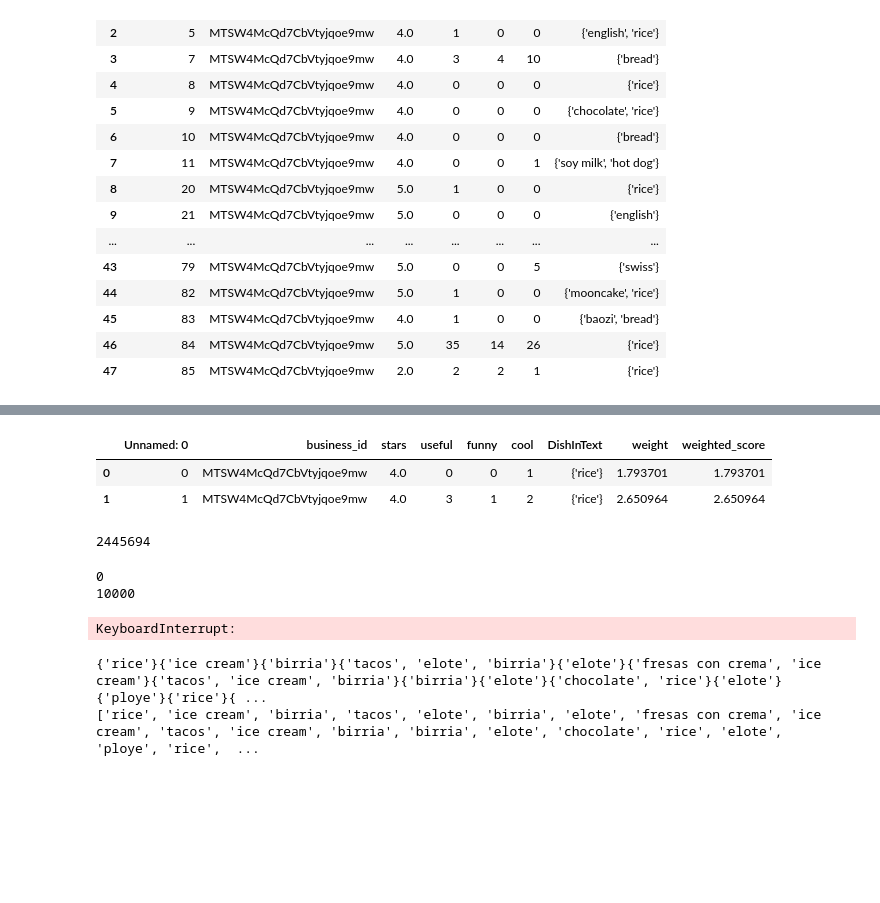
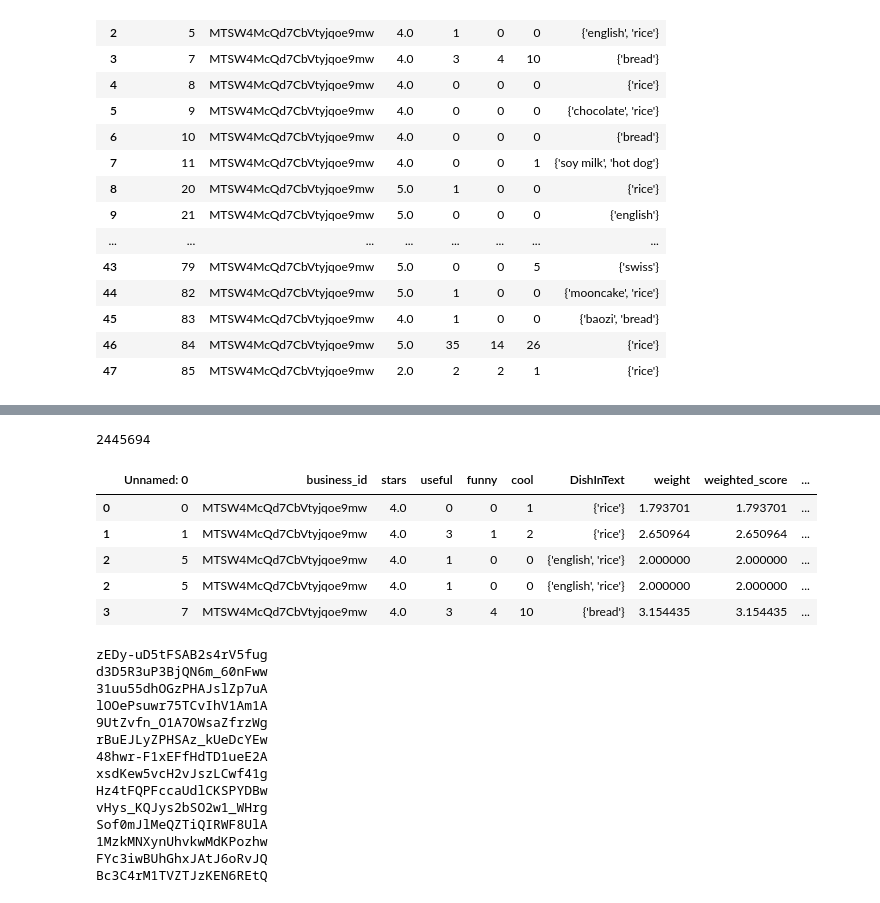
Before and after one commit to lytinahome/CourseProject, a Jupyter notebook: Step4_recommendation_algorithm.ipynb, the cells around one changed output, grey strips where cells are left out. Cells and saved outputs as stored; diff of their text form; code cells hidden in the pictures; blank space fills up the shorter version.

Commit message:
expand data for only one dish each row

```diff
--- a/Step4_recommendation_algorithm.ipynb
+++ b/Step4_recommendation_algorithm.ipynb
@@ -68,6 +50,0 @@ new_data = data.loc[:1, :]
-# %%
-new_data
-# %% [output]
-|  | Unnamed: 0 | business_id | stars | useful | funny | cool | DishInText | weight | weighted_score |
-| 0 | 0 | MTSW4McQd7CbVtyjqoe9mw | 4.0 | 0 | 0 | 1 | {'rice'} | 1.793701 | 1.793701 |
-| 1 | 1 | MTSW4McQd7CbVtyjqoe9mw | 4.0 | 3 | 1 | 2 | {'rice'} | 2.650964 | 2.650964 |
@@ -77,3 +52,17 @@ import re
 len(data)
 # %% [output]
 2445694
+# %%
+import re
+data["expanded_DishInText"] = data['DishInText'].apply(lambda x: (re.findall(r"'(.*?)'", x)))
+# %%
+expanded_data = data.explode('expanded_DishInText')
+# %%
+expanded_data.head()
+# %% [output]
+|  | Unnamed: 0 | business_id | stars | useful | funny | cool | DishInText | weight | weighted_score | ... |
+| 0 | 0 | MTSW4McQd7CbVtyjqoe9mw | 4.0 | 0 | 0 | 1 | {'rice'} | 1.793701 | 1.793701 | ... |
+| 1 | 1 | MTSW4McQd7CbVtyjqoe9mw | 4.0 | 3 | 1 | 2 | {'rice'} | 2.650964 | 2.650964 | ... |
+| 2 | 5 | MTSW4McQd7CbVtyjqoe9mw | 4.0 | 1 | 0 | 0 | {'english', 'rice'} | 2.000000 | 2.000000 | ... |
+| 2 | 5 | MTSW4McQd7CbVtyjqoe9mw | 4.0 | 1 | 0 | 0 | {'english', 'rice'} | 2.000000 | 2.000000 | ... |
+| 3 | 7 | MTSW4McQd7CbVtyjqoe9mw | 4.0 | 3 | 4 | 10 | {'bread'} | 3.154435 | 3.154435 | ... |
@@ -80,15 +71,13 @@ len(data)
 # %%
-for idx in range(len(data)):
-    temp = set((re.findall(r"'(.*?)'", data.at[idx, 'DishInText'])))
-    while temp:
-        dish = temp.pop()
-        temp_dict = {'business_id': data.at[idx,'business_id'],
-                     'weighted_score': data.at[idx,'weighted_score'],
-                     'DishInText': dish}
-        new_data.append(temp_dict, ignore_index = True)
-    if idx % 10000 == 0:
-        print(idx)
+#for idx, item in nested_data.iterrows():
+
+#    temp = item[ "set_DishInText"]
+#    while temp:
+#        dish = temp.pop()
+#        temp_dict = pd.DataFrame([{'business_id': nested_data.at[idx,'business_id'],
+#                     'weighted_score': nested_data.at[idx,'weighted_score'],
+#                     'DishInText': dish}])
+#        #new_data.append(temp_dict, ignore_index = True)
+#        new_data = pd.concat([new_data, temp_dict], ignore_index = True)
+#    if idx % 10000 == 0:
+#        print(new_data)
-# %% [output]
-0
-10000
-KeyboardInterrupt:
@@ -99,12 +84,26 @@ new_data = new_data.loc[2: , ['business_id', 'weighted_score', 'DishInText']]
 # %%
 buz_dict = {}
 for buz_id in all_business:
+    print(buz_id)
     dish_dict = {}
-    dish_candidate = set(data.loc[data['business_id'] == buz_id, 'DishInText'])
+    dish_candidate = set(expanded_data.loc[expanded_data['business_id'] == buz_id, 'expanded_DishInText'])
     for dish in dish_candidate:
-        score = data.loc[(data['business_id'] == buz_id) & (data['DishInText'] == dish), 'weighted_score']
+        score = expanded_data.loc[(expanded_data['business_id'] == buz_id)
+                                  & (expanded_data['expanded_DishInText'] == dish), 'weighted_score']
         dish_dict[dish] = (score.mean(), score.sum())
     buz_dict[buz_id] = dish_dict
 # %% [output]
-{'rice'}{'ice cream'}{'birria'}{'tacos', 'elote', 'birria'}{'elote'}{'fresas con crema', 'ice cream'}{'tacos', 'ice cream', 'birria'}{'birria'}{'elote'}{'chocolate', 'rice'}{'elote'}{'ploye'}{'rice'}{ ...
-['rice', 'ice cream', 'birria', 'tacos', 'elote', 'birria', 'elote', 'fresas con crema', 'ice cream', 'tacos', 'ice cream', 'birria', 'birria', 'elote', 'chocolate', 'rice', 'elote', 'ploye', 'rice',  ...
+zEDy-uD5tFSAB2s4rV5fug
+d3D5R3uP3BjQN6m_60nFww
+31uu55dhOGzPHAJslZp7uA
+lOOePsuwr75TCvIhV1Am1A
+9UtZvfn_O1A7OWsaZfrzWg
+rBuEJLyZPHSAz_kUeDcYEw
+48hwr-F1xEFfHdTD1ueE2A
+xsdKew5vcH2vJszLCwf41g
+Hz4tFQPFccaUdlCKSPYDBw
+vHys_KQJys2bSO2w1_WHrg
+Sof0mJlMeQZTiQIRWF8UlA
+1MzkMNXynUhvkwMdKPozhw
+FYc3iwBUhGhxJAtJ6oRvJQ
+Bc3C4rM1TVZTJzKEN6REtQ
```
Also changed, not shown: parts of 8 cells of this notebook.
